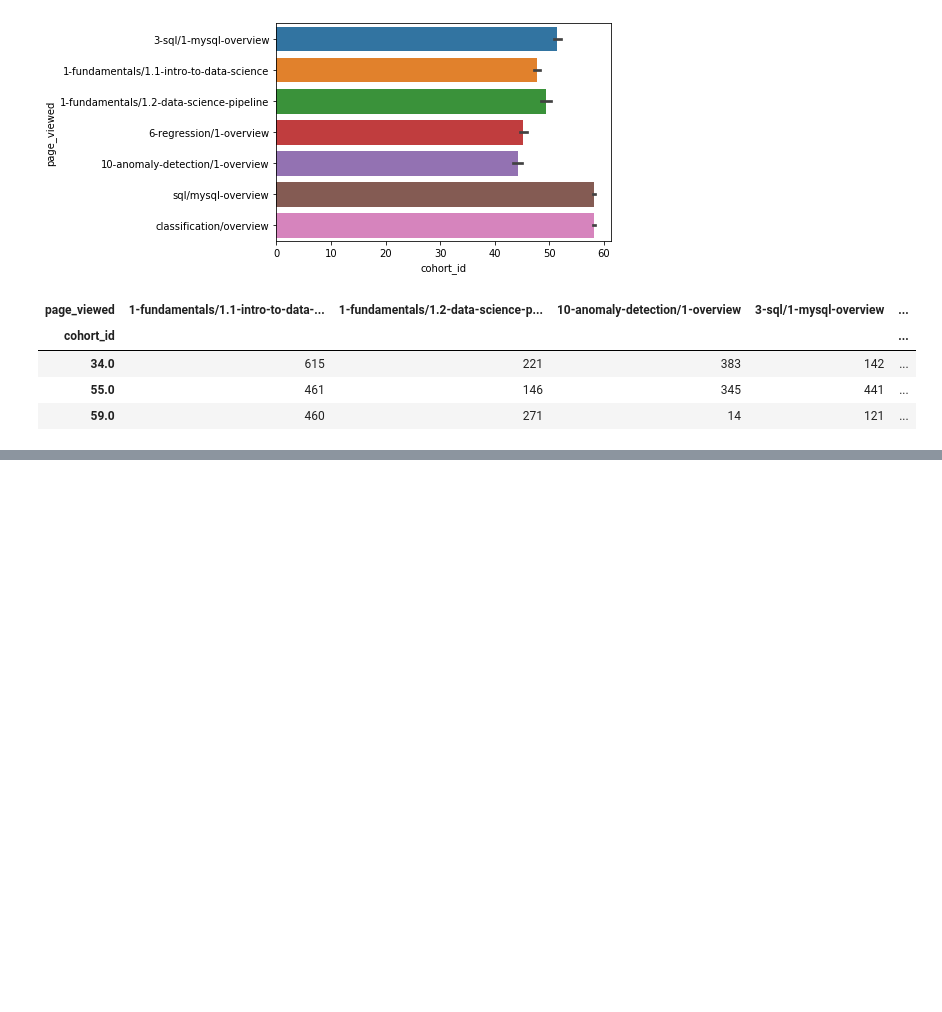
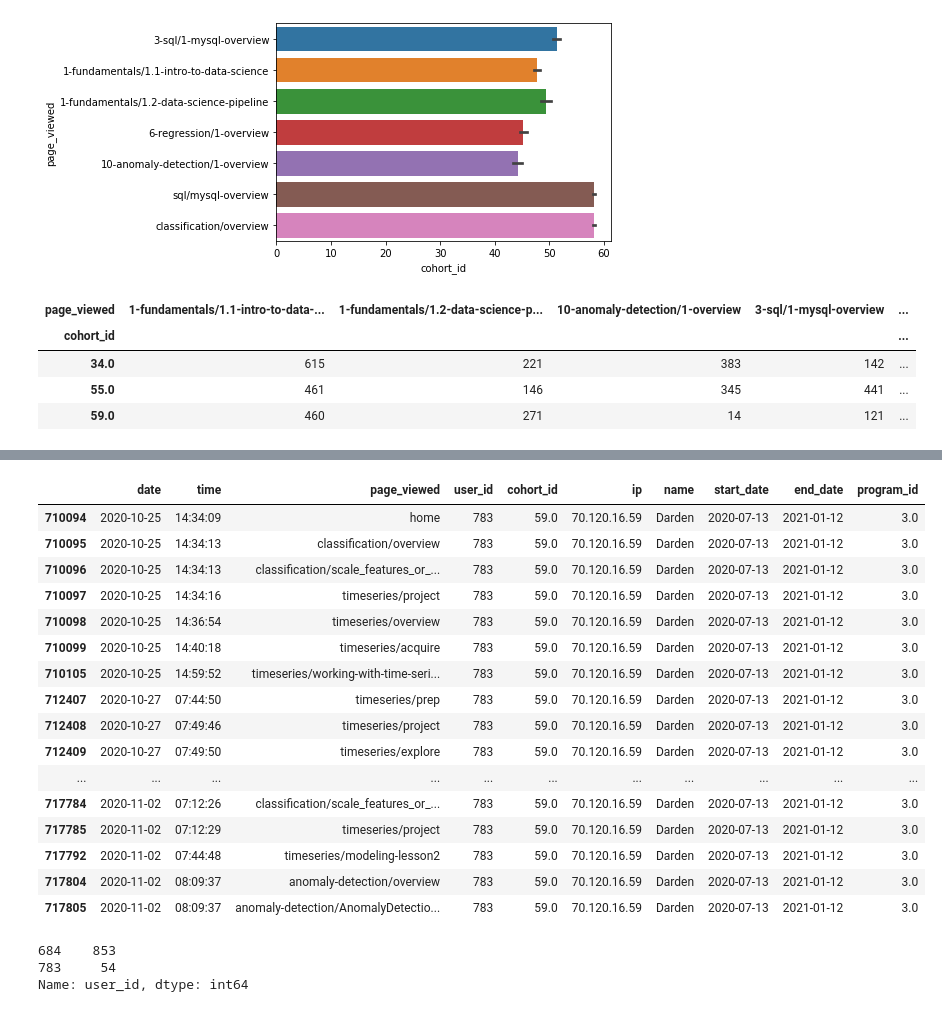
Before and after one commit to AI-Gomez/anomaly-detection-project, a Jupyter notebook: notebook.ipynb, the cells around one changed output, grey strips where cells are left out. Cells and saved outputs as stored; diff of their text form; code cells hidden in the pictures; blank space fills up the shorter version.

```diff
--- a/notebook.ipynb
+++ b/notebook.ipynb
@@ -414,0 +722,29 @@ ValueError: Could not interpret input 'cohort_id'
+# %%
+df_ds[df_ds.user_id == 783]
+
+## Accessed the curriculum 7 days
+# %% [output]
+|  | date | time | page_viewed | user_id | cohort_id | ip | name | start_date | end_date | program_id |
+| 710094 | 2020-10-25 | 14:34:09 | home | 783 | 59.0 | 70.120.16.59 | Darden | 2020-07-13 | 2021-01-12 | 3.0 |
+| 710095 | 2020-10-25 | 14:34:13 | classification/overview | 783 | 59.0 | 70.120.16.59 | Darden | 2020-07-13 | 2021-01-12 | 3.0 |
+| 710096 | 2020-10-25 | 14:34:13 | classification/scale_features_or_... | 783 | 59.0 | 70.120.16.59 | Darden | 2020-07-13 | 2021-01-12 | 3.0 |
+| 710097 | 2020-10-25 | 14:34:16 | timeseries/project | 783 | 59.0 | 70.120.16.59 | Darden | 2020-07-13 | 2021-01-12 | 3.0 |
+| 710098 | 2020-10-25 | 14:36:54 | timeseries/overview | 783 | 59.0 | 70.120.16.59 | Darden | 2020-07-13 | 2021-01-12 | 3.0 |
+| 710099 | 2020-10-25 | 14:40:18 | timeseries/acquire | 783 | 59.0 | 70.120.16.59 | Darden | 2020-07-13 | 2021-01-12 | 3.0 |
+| 710105 | 2020-10-25 | 14:59:52 | timeseries/working-with-time-seri... | 783 | 59.0 | 70.120.16.59 | Darden | 2020-07-13 | 2021-01-12 | 3.0 |
+| 712407 | 2020-10-27 | 07:44:50 | timeseries/prep | 783 | 59.0 | 70.120.16.59 | Darden | 2020-07-13 | 2021-01-12 | 3.0 |
+| 712408 | 2020-10-27 | 07:49:46 | timeseries/project | 783 | 59.0 | 70.120.16.59 | Darden | 2020-07-13 | 2021-01-12 | 3.0 |
+| 712409 | 2020-10-27 | 07:49:50 | timeseries/explore | 783 | 59.0 | 70.120.16.59 | Darden | 2020-07-13 | 2021-01-12 | 3.0 |
+| ... | ... | ... | ... | ... | ... | ... | ... | ... | ... | ... |
+| 717784 | 2020-11-02 | 07:12:26 | classification/scale_features_or_... | 783 | 59.0 | 70.120.16.59 | Darden | 2020-07-13 | 2021-01-12 | 3.0 |
+| 717785 | 2020-11-02 | 07:12:29 | timeseries/project | 783 | 59.0 | 70.120.16.59 | Darden | 2020-07-13 | 2021-01-12 | 3.0 |
+| 717792 | 2020-11-02 | 07:44:48 | timeseries/modeling-lesson2 | 783 | 59.0 | 70.120.16.59 | Darden | 2020-07-13 | 2021-01-12 | 3.0 |
+| 717804 | 2020-11-02 | 08:09:37 | anomaly-detection/overview | 783 | 59.0 | 70.120.16.59 | Darden | 2020-07-13 | 2021-01-12 | 3.0 |
+| 717805 | 2020-11-02 | 08:09:37 | anomaly-detection/AnomalyDetectio... | 783 | 59.0 | 70.120.16.59 | Darden | 2020-07-13 | 2021-01-12 | 3.0 |
+# %%
+u684 = df_ds[df_ds.ip == '70.120.16.59']
+u684.user_id.value_counts()
+# %% [output]
+684    853
+783     54
+Name: user_id, dtype: int64
```
Also changed, not shown: parts of 78 cells of this notebook.
